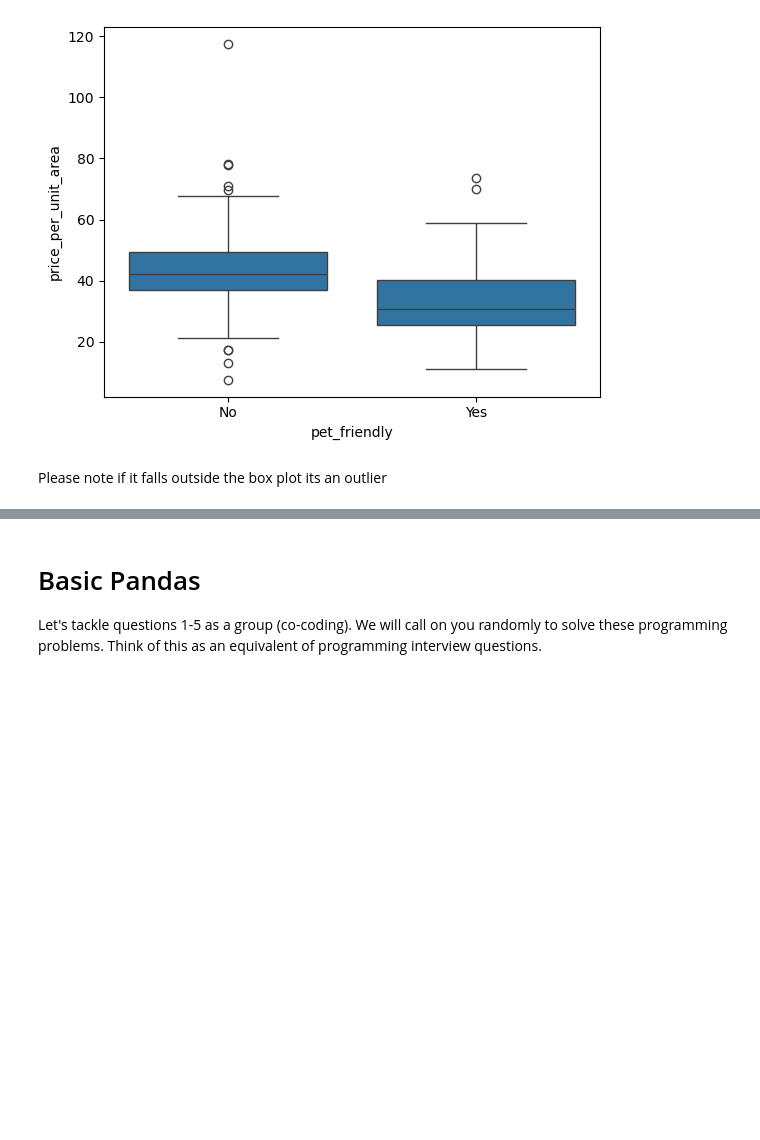
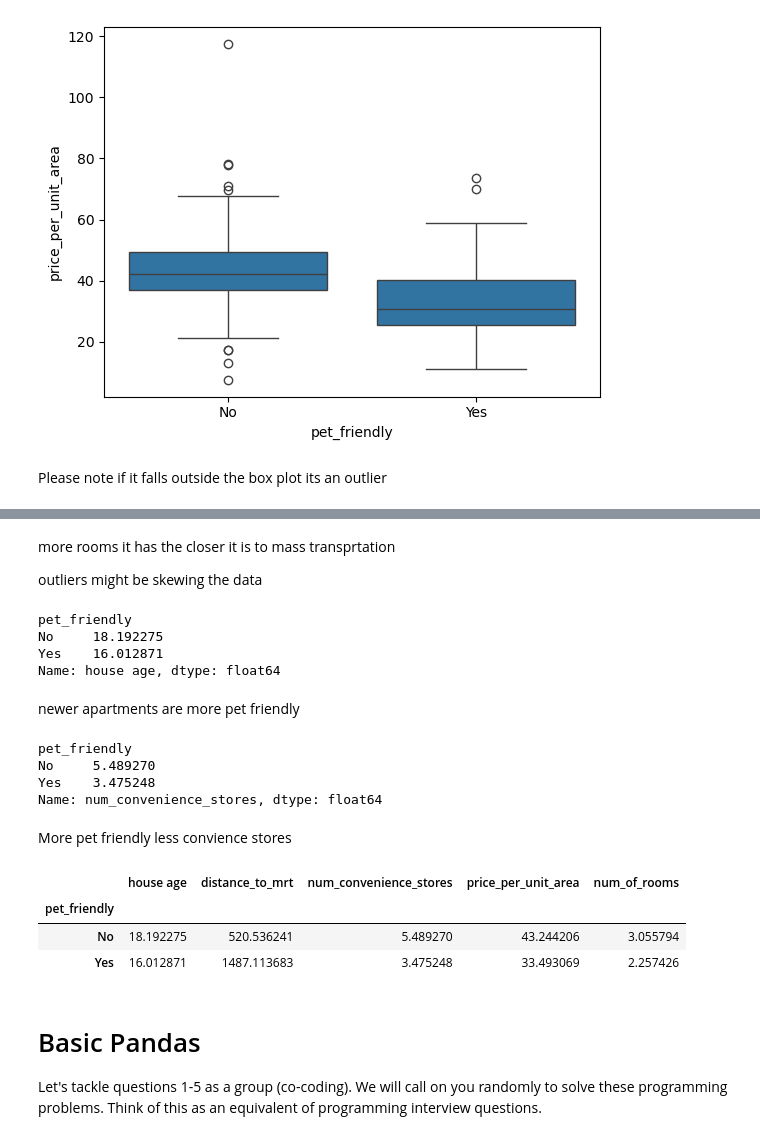
Before and after one commit to khadazhaia/challenges, a Jupyter notebook: pandas_basics/pandas_basics.ipynb, the cells around one changed output, grey strips where cells are left out. Saved outputs shown, nothing was run; the diff lists cells and outputs as text; code cells hidden in the pictures; blank space fills up the shorter version.

Commit message:
group by

```diff
--- a/pandas_basics/pandas_basics.ipynb
+++ b/pandas_basics/pandas_basics.ipynb
@@ -226,3 +272,33 @@ room_counts
+# %% [markdown]
+more rooms it has the closer it is to mass transprtation
+
+outliers might be skewing the data
+# %%
+df.groupby("pet_friendly")["house age"].mean()
+# %% [output]
+pet_friendly
+No     18.192275
+Yes    16.012871
+Name: house age, dtype: float64
+# %% [markdown]
+newer apartments are more pet friendly
+# %%
+# I want to calculate the avg num of convenience stores next to different types of pet friendly apartment
+df.groupby("pet_friendly")["num_convenience_stores"].mean()
+# %% [output]
+pet_friendly
+No     5.489270
+Yes    3.475248
+Name: num_convenience_stores, dtype: float64
+# %% [markdown]
+More pet friendly less convience stores
+# %%
+df.groupby("pet_friendly").mean()
+# %% [output]
+|  | house age | distance_to_mrt | num_convenience_stores | price_per_unit_area | num_of_rooms |
+| pet_friendly |  |  |  |  |  |
+| No | 18.192275 | 520.536241 | 5.489270 | 43.244206 | 3.055794 |
+| Yes | 16.012871 | 1487.113683 | 3.475248 | 33.493069 | 2.257426 |
 # %%
 # Will drop null values
 
```
Also changed, not shown: parts of 15 cells of this notebook.
